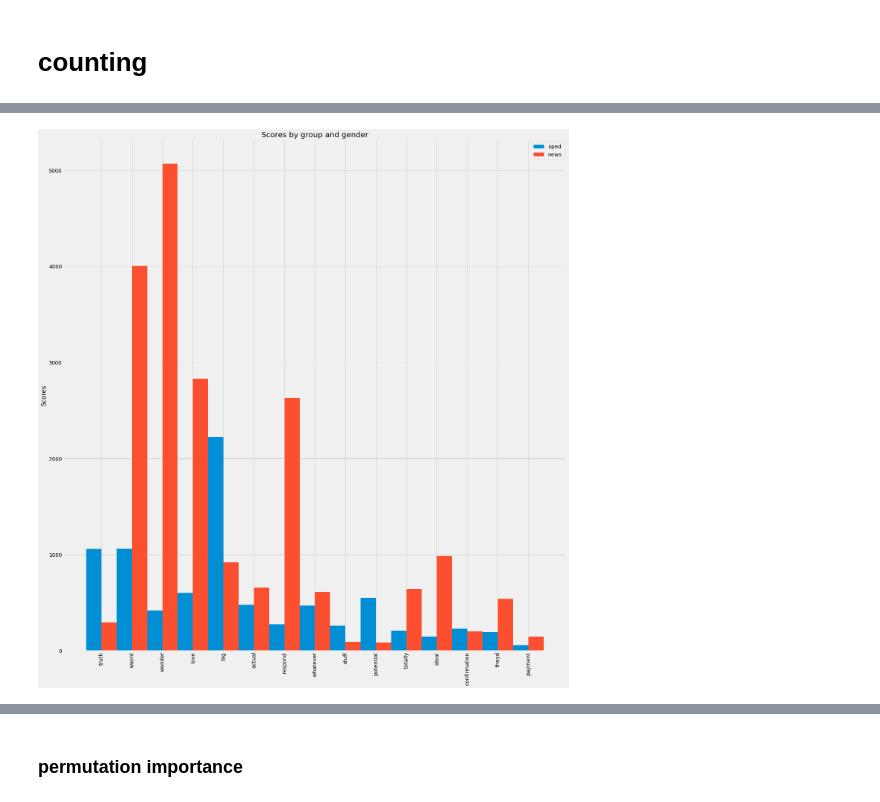
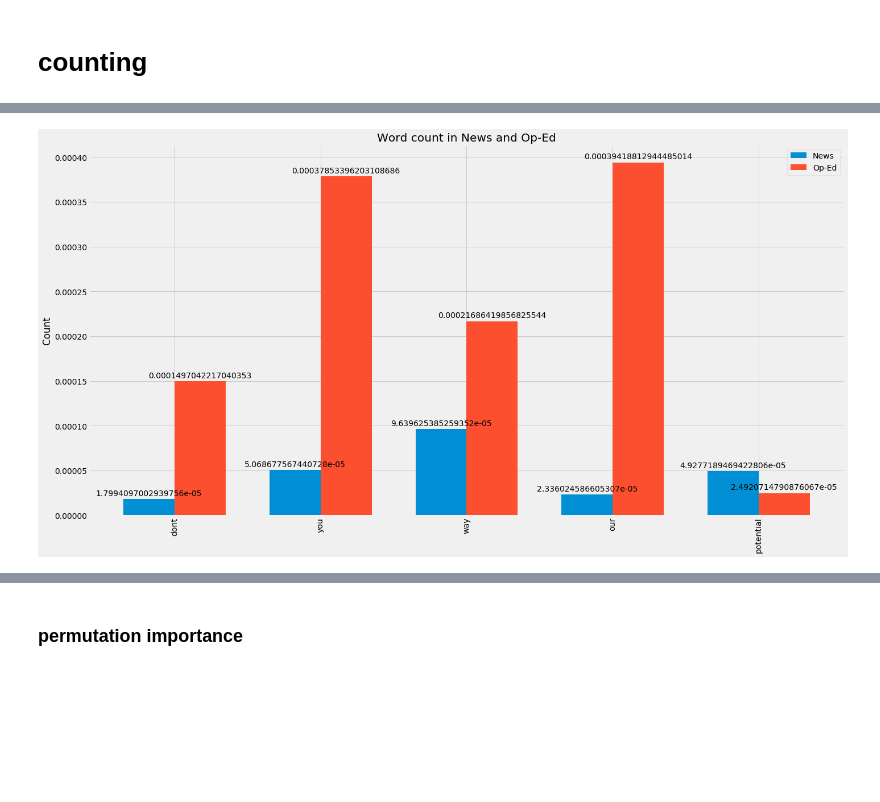
Before and after one commit to dj-betts/opinion_classifier, a Jupyter notebook: nlp.ipynb, the cells around one changed output, grey strips where cells are left out. Drawn from its saved outputs; the diff is of its cells as text; code cells hidden in the pictures; blank space fills up the shorter version.

Commit message:
normalized word count

```diff
--- a/nlp.ipynb
+++ b/nlp.ipynb
@@ -654,7 +853,9 @@ news_string = news.text.str.cat(sep = " ")
 # %% [markdown]
 # counting
 # %%
-top_10 = feat_scores[-15:].index
+top_50 = feat_scores[-5:].index
 # %%
-oped_list = [word for word in oped_string.split() if word in list(top_10)]
+%%time
+oped_list = [word for word in oped_string.split() if word in list(top_50)]
 oped_ed_counter = Counter(oped_list)
+oped_ed_counter.items()
@@ -665,5 +866,6 @@ dict_items([('truth', 1063), ('wasnt', 1066), ('wonder', 419), ('love', 603), ('
 # %%
-news_list = [word for word in news_string.split() if word  in list(top_10)]
+%%time
+news_list = [word for word in news_string.split() if word  in list(top_50)]
 news_counter = Counter(news_list)
 news_counter.items()
 # %% [output]
@@ -671,44 +877,64 @@ dict_items([('wonder', 297), ('big', 4006), ('potential', 5069), ('confirmation'
+# %%
+# merge_dic.val[0] = news
+# merge_dic.val[1] = oped
+
+merge_dic = {}
+for key, oped_val in oped_ed_counter.items():
+    news_val = news_counter.get(key)
+    merged_values = (news_val, oped_val)
+    merged_values_set = set(merged_values)
+    merge_dic[key] = merged_values_set
 # %%
 import matplotlib
 import matplotlib.pyplot as plt
 import numpy as np
 
+merge_dic = {}
+for key, oped_val in oped_ed_counter.items():
+    news_val = news_counter.get(key)
+    merged_values = (news_val, oped_val)
+    merge_dic[key] = merged_values
 
-labels = oped_ed_counter.keys()
-oped_counts = oped_ed_counter.values()
-news_counts = news_counter.values()
+keys = []
+news_counts = []
+oped_counts = []
 
-x = np.arange(len(labels))  # the label locations
-width = 0.5  # the width of the bars
+for k, v in merge_dic.items():
+    keys.append(k)
+    news_counts.append(v[0]/num_news_string)
+    oped_counts.append(v[1]/num_oped_string)
 
-fig, ax = plt.subplots(figsize=(20,20))
-rects1 = ax.bar(x - width/2, oped_counts, width, label='oped')
-rects2 = ax.bar(x + width/2, news_counts, width, label='news')
+x = np.arange(len(keys))  # the label locations
+width = 0.35  # the width of the bars
+
+fig, ax = plt.subplots(figsize=(20,10))
+rects1 = ax.bar(x - width/2, news_counts, width, label='News')
+rects2 = ax.bar(x + width/2, oped_counts, width, label='Op-Ed')
+
 
 # Add some text for labels, title and custom x-axis tick labels, etc.
-ax.set_ylabel('Scores')
-ax.set_title('Scores by group and gender')
+ax.set_ylabel('Count')
+ax.set_title('Word count in News and Op-Ed')
 ax.set_xticks(x)
-ax.set_xticklabels(labels)
+#ax.set_yscale('log')
+ax.set_xticklabels(keys)
 ax.legend()
 
+def autolabel(rects):
+    """Attach a text label above each bar in *rects*, displaying its height."""
+    for rect in rects:
+        height = rect.get_height()
+        ax.annotate('{}'.format(height),
+                    xy=(rect.get_x() + rect.get_width() / 2, height),
+                    xytext=(0, 3),  # 3 points vertical offset
+                    textcoords="offset points",
+                    ha='center', va='bottom')
 
-# def autolabel(rects):
-#     """Attach a text label above each bar in *rects*, displaying its height."""
-#     for rect in rects:
-#         height = rect.get_height()
-#         ax.annotate('{}'.format(height),
-#                     xy=(rect.get_x() + rect.get_width() / 2, height),
-#                     xytext=(0, 3),  # 3 points vertical offset
-#                     textcoords="offset p/;oints",
-#                     ha='center', va='bottom')
-
-
-#autolabel(rects1)
-#autolabel(rects2)
+autolabel(rects1)
+autolabel(rects2)
 
 fig.tight_layout()
 plt.xticks(rotation=90)
 plt.show()
 # %% [output]
-[figure, old version]
+[figure, new version]
```
Also changed, not shown: parts of 45 cells of this notebook, 3 other files.
